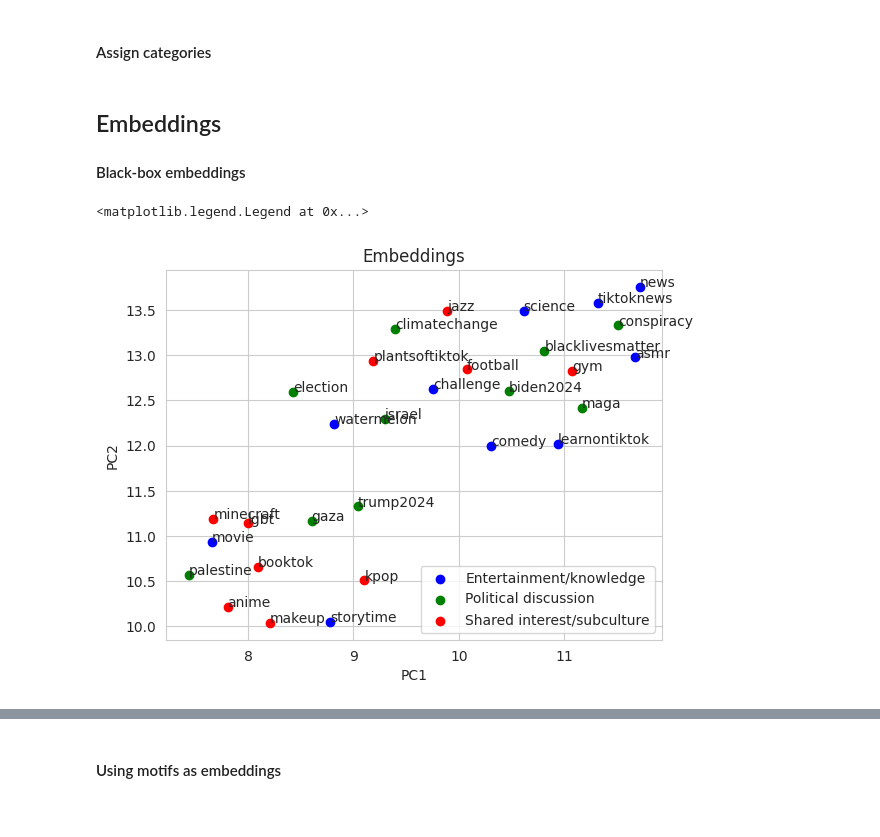
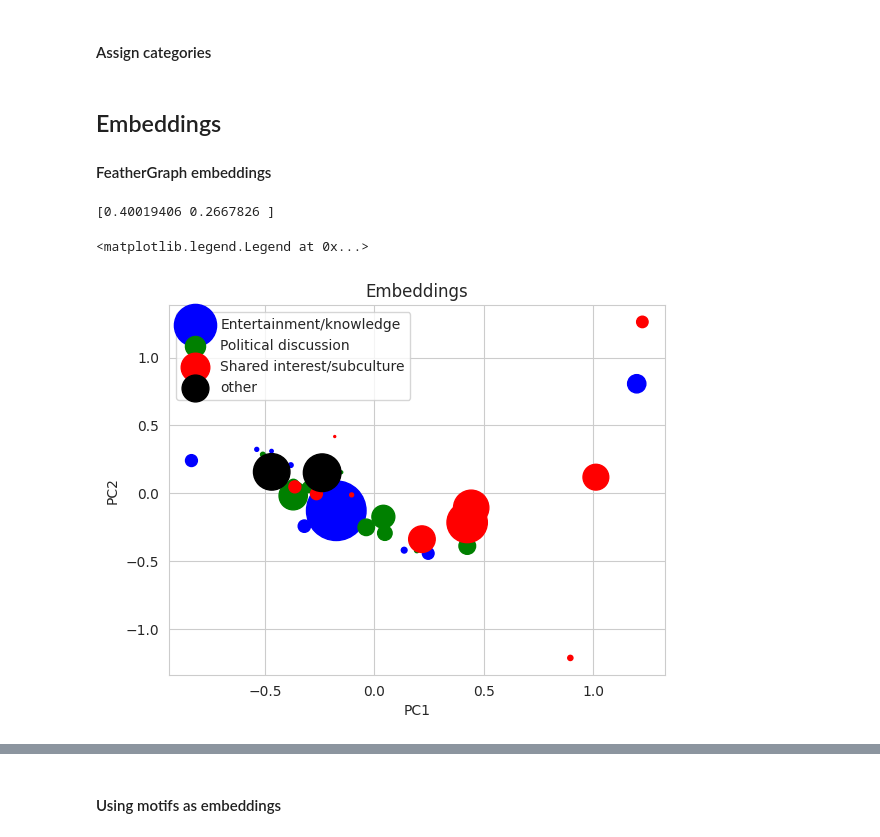
Before and after one commit to Marcus-Friis/thesis, a Jupyter notebook: notebooks/graph_embeddings.ipynb, the cells around one changed output, grey strips where cells are left out. Cells and saved outputs as stored; diff of their text form; code cells hidden in the pictures.

Commit message:
with twitter embeddings

```diff
--- a/notebooks/graph_embeddings.ipynb
+++ b/notebooks/graph_embeddings.ipynb
@@ -23,7 +23,7 @@ from umap import UMAP
 # %% [markdown]
 ### Load data
 # %%
-graphs_ig = get_all_user_graphs()
+graphs_ig = get_all_user_graphs() + get_all_twitter_user_graphs()
 lccs_ig = [g.components(mode='weak').giant() for g in graphs_ig]
 names = [g['name'] for g in graphs_ig]
 
@@ -84,7 +84,8 @@ category_dict = {
     'tiktoknews': 'Entertainment/knowledge',
     'watermelon': 'Entertainment/knowledge'
 }
-categories = np.array([category_dict[name] for name in names])
+categories = np.array([category_dict.get(name, 'other') for name in names])
+cmap = {'Shared interest/subculture': 'r', 'Political discussion': 'g', 'Entertainment/knowledge': 'b', 'other': 'k'}
 # %% [markdown]
 ## Embeddings
-#### Black-box embeddings
+#### FeatherGraph embeddings
@@ -106,17 +92,31 @@ X_umap = umap.fit_transform(X)
 # %%
-x = X_umap
-cmap = {'Shared interest/subculture': 'r', 'Political discussion': 'g', 'Entertainment/knowledge': 'b'}
+# define, fit and transform model
+model = FeatherGraph()
+model.fit(lccs)
+X = model.get_embedding()
+
+# dimensionality reduction
+pca = PCA(n_components=2)
+X_pca = pca.fit_transform(X)
+print(pca.explained_variance_ratio_)
+
+umap = UMAP(n_components=2, random_state=42)
+X_umap = umap.fit_transform(X)
+
+x = X_pca
 
 fig, ax = plt.subplots()
+sizes = np.array([g.vcount() for g in lccs_ig])
 for cat in np.unique(categories):
-    ax.scatter(*x[categories==cat].T, label=cat, color=cmap[cat])
+    ax.scatter(*x[categories==cat].T, label=cat, color=cmap[cat], s=sizes[categories==cat])
 ax.set_xlabel('PC1')
 ax.set_ylabel('PC2')
 ax.set_title('Embeddings')
 
-for i, txt in enumerate(names):
-    ax.annotate(txt, x[i])
+# for i, txt in enumerate(names):
+#     ax.annotate(txt, x[i])
 ax.legend()
 # %% [output]
-<matplotlib.legend.Legend at 0x...>
+[0.40019406 0.2667826 ]
+<matplotlib.legend.Legend at 0x...>
-[figure, old version]
+[figure, new version]
```
Also changed, not shown: parts of 11 cells of this notebook.
